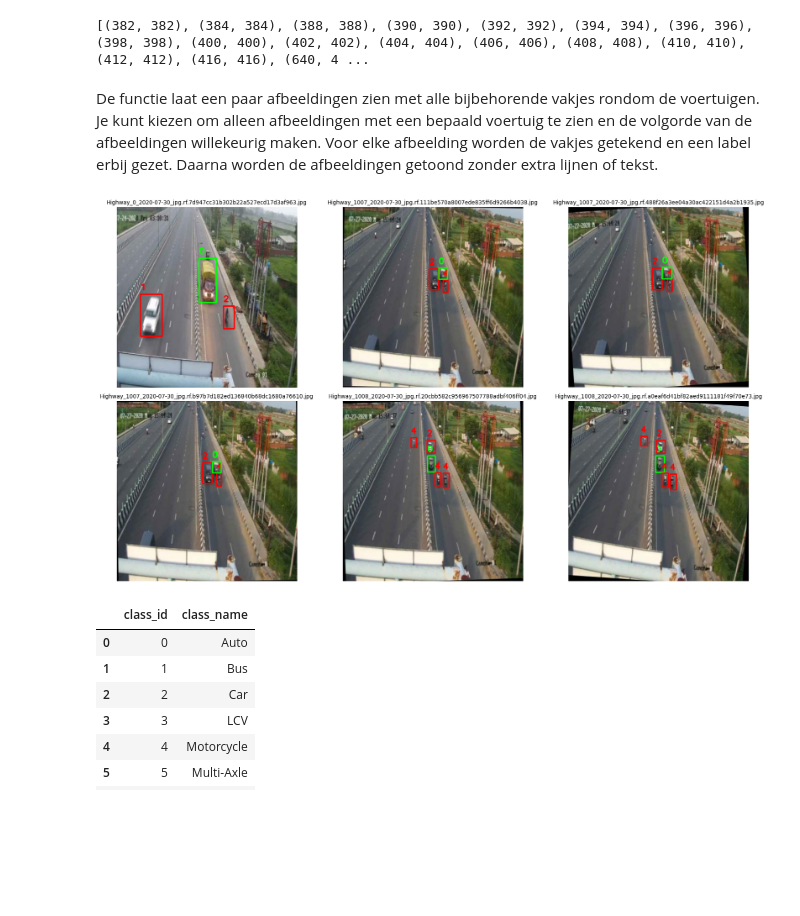
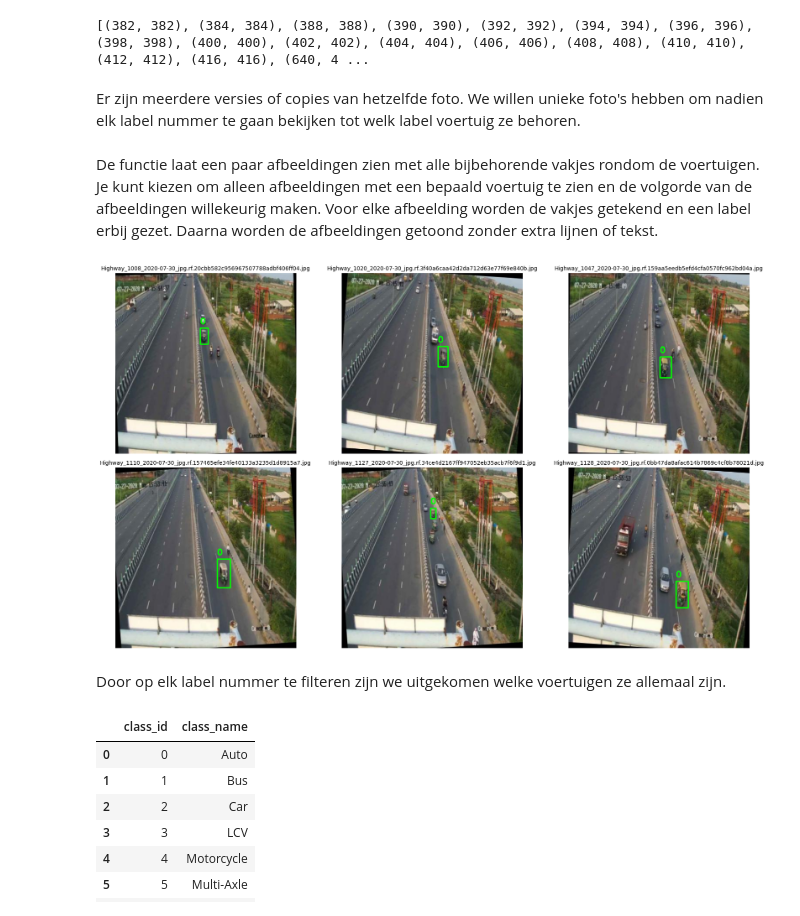
Before and after one commit to HenryLau08/adsai-mlops-2025, a Jupyter notebook: MLOPS.ipynb, the cells around one changed output. Cells and saved outputs as stored; diff of their text form; code cells hidden in the pictures; blank space fills up the shorter version.

```diff
--- a/MLOPS.ipynb
+++ b/MLOPS.ipynb
@@ -191,21 +249,0 @@ Voorbeelden van dubbele afbeeldingen:
-# %%
-hashes = {}
-duplicates = []
-
-# Doorloop alle label-bestanden
-for name in os.listdir(labels_path):
-    path = os.path.join(labels_path, name)
-    if not os.path.isfile(path) or not name.endswith('.txt'):
-        continue
-    with open(path, 'rb') as f:
-        hash_ = hashlib.md5(f.read()).hexdigest()
-        if hash_ in hashes:
-            duplicates.append((path, hashes[hash_]))  # tuple: (duplicate, original)
-        else:
-            hashes[hash_] = path
-
-# Toon voorbeelden van dubbele labelbestanden
-print(f"Aantal dubbele labelbestanden gevonden: {len(duplicates)}")
-print("Voorbeelden van dubbele labels:")
-for dup, original in duplicates[:5]:
-    print(f"{dup} is een duplicaat van {original}")
@@ -303,6 +333,17 @@ image_sizes = sorted(set(s for s in sizes if s is not None))
 print(image_sizes)
 # %% [output]
 [(382, 382), (384, 384), (388, 388), (390, 390), (392, 392), (394, 394), (396, 396), (398, 398), (400, 400), (402, 402), (404, 404), (406, 406), (408, 408), (410, 410), (412, 412), (416, 416), (640, 4 ...
+# %% [markdown]
+Er zijn meerdere versies of copies van hetzelfde foto. We willen unieke foto's hebben om nadien elk label nummer te gaan bekijken tot welk label voertuig ze behoren.
+# %%
+def get_base_name(filename):
+    # Extract e.g. "Highway_1008_2020-07-30" from "Highway_1008_2020-07-30_jpg.rf.xxx.jpg"
+    return filename.split('_jpg.rf')[0]
+
+df_kaggle['base_name'] = df_kaggle['image_path'].apply(lambda x: get_base_name(os.path.basename(x)))
+
+# Drop duplicates based on base_name
+df_unique = df_kaggle.drop_duplicates(subset='base_name')
 # %% [markdown]
 De functie laat een paar afbeeldingen zien met alle bijbehorende vakjes rondom de voertuigen. Je kunt kiezen om alleen afbeeldingen met een bepaald voertuig te zien en de volgorde van de afbeeldingen willekeurig maken. Voor elke afbeelding worden de vakjes getekend en een label erbij gezet. Daarna worden de afbeeldingen getoond zonder extra lijnen of tekst.
 # %%
@@ -368,9 +409,11 @@ def show_image_with_all_bboxes(df, class_names=None, filter_label=None, amount=6
     plt.tight_layout()
     plt.show()
 # %%
-show_image_with_all_bboxes(df_kaggle, filter_label=0)
+show_image_with_all_bboxes(df_unique, filter_label=0)
 # %% [output]
-[figure, old version]
+[figure, new version]
+# %% [markdown]
+Door op elk label nummer te filteren zijn we uitgekomen welke voertuigen ze allemaal zijn.
 # %%
 class_mapping = {
     0: 'Auto',
```
Also changed, not shown: parts of 15 cells of this notebook.
